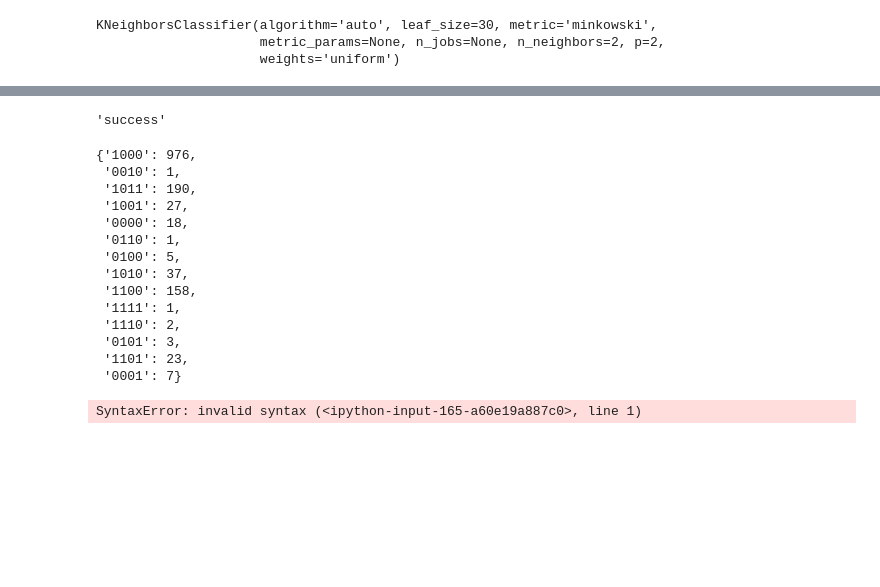
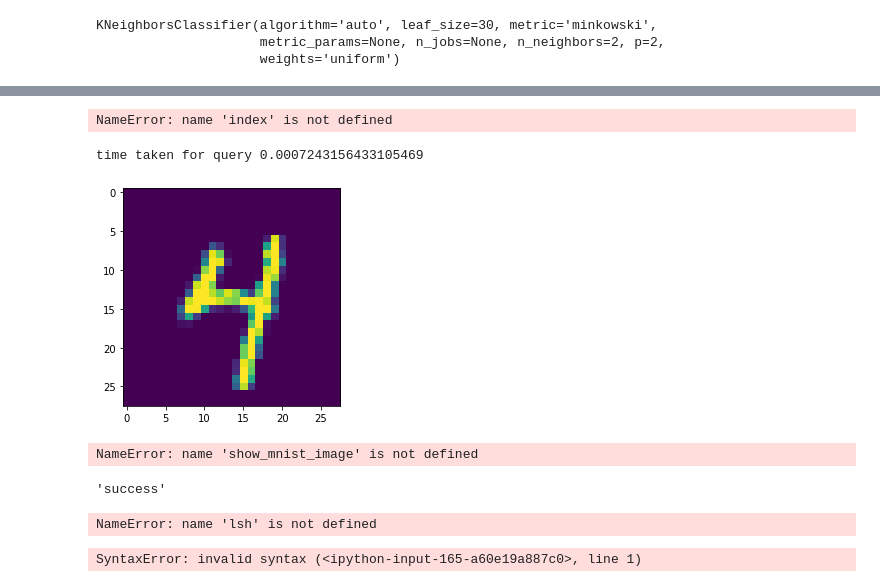
Before and after one commit to gurmukh-tatras/LSH_implementation, a Jupyter notebook: lsh random projections.ipynb, the cells around one changed output, grey strips where cells are left out. Cells and saved outputs as stored; diff of their text form; code cells hidden in the pictures; blank space fills up the shorter version.

```diff
--- a/lsh random projections.ipynb
+++ b/lsh random projections.ipynb
@@ -8,7 +9,7 @@ from sklearn.datasets import load_digits,load_iris
 from sklearn.model_selection import train_test_split
 from sklearn.metrics import accuracy_score
 
-mnist = pd.read_csv('mnist-in-csv/mnist_train.csv')
+mnist = pd.read_csv('mnist-in-csv/mnist_test.csv')
 # for test in testing_set:
 #     if sklearn_knn.predict(test) == your_knn(test, features, labels, k = 1):
 #         print "Error in " + str(test)
@@ -22,5 +23,20 @@ mnist_data.shape
+# %%
+# X_train, X_test, y_train, y_test = train_test_split(mnist_data[:3000], mnist_labels[:3000], test_size=0.1,
+#                                                    random_state=11)
+def split_data(x,y,test_size):
+    size=len(x)
+    train_idx_start = 0
+    train_idx_stop = int(size*(1-test_size))
+    test_idx_start = train_idx_stop
+    test_idx_stop = train_idx_stop + int(size*test_size)
+    x_train = np.array(x[0:train_idx_stop])
+    x_test = np.array(y[0:train_idx_stop])
+    y_train = np.array(x[test_idx_start:test_idx_stop])
+    y_test =  np.array(y[test_idx_start:test_idx_stop])
+    return x_train, x_test, y_train, y_test
+
+X_train, y_train, X_test, y_test = split_data(mnist_data[:3000],mnist_labels[:3000],test_size=0.1)
 # %%
-X_train, X_test, y_train, y_test = train_test_split(mnist_data[:10000], mnist_labels[:10000], test_size=0.3)
 X_train = X_train/255
 X_test = X_test/255
 sklearn_knn = KNeighborsClassifier(n_neighbors=2)
@@ -49,0 +74,17 @@ X_train[0].shape
+# %%
+# Dimension of our vector space
+dimension = 784
+
+# Create a random binary hash with 10 bits
+rbp = RandomBinaryProjections('rbp', 10)
+
+# Create engine with pipeline configuration
+engine = Engine(dimension, lshashes=[rbp])
+
+# Index 1000000 random vectors (set their data to a unique string)
+for img_vec in X_train:
+    engine.store_vector(img_vec, 'data_%d' % index)
+
+# Create random query vector
+# %% [output]
+NameError: name 'index' is not defined
@@ -50,3 +97,18 @@ X_train[0].shape
+# %%
+query = X_test[1]
+# Get nearest neighbours
+t1 = time.time()
+N = engine.neighbours(query)
+# check_accuracy(X_test, y_test,X_train,y_train)
+print('time taken for query', time.time()-t1)
+show_mnist_image(query)
+# %% [output]
+time taken for query 0.0007243156433105469
+[figure, added]
+# %%
+show_mnist_image(N[0][0])
+# %% [output]
+NameError: name 'show_mnist_image' is not defined
 # %%
 class LSH:
     def __init__(self,num_rand_vec,data_dim):
@@ -90,20 +152,7 @@ lsh.fit(X_train)
 # %%
 lsh.hash_table_dist()
 # %% [output]
-{'1000': 976,
- '0010': 1,
- '1011': 190,
- '1001': 27,
- '0000': 18,
- '0110': 1,
- '0100': 5,
- '1010': 37,
- '1100': 158,
- '1111': 1,
- '1110': 2,
- '0101': 3,
- '1101': 23,
- '0001': 7}
+NameError: name 'lsh' is not defined
 # %%
 lsh.hash_table['00'].
 # %% [output]
```
Also changed, not shown: parts of 50 cells of this notebook, 4 other files.
